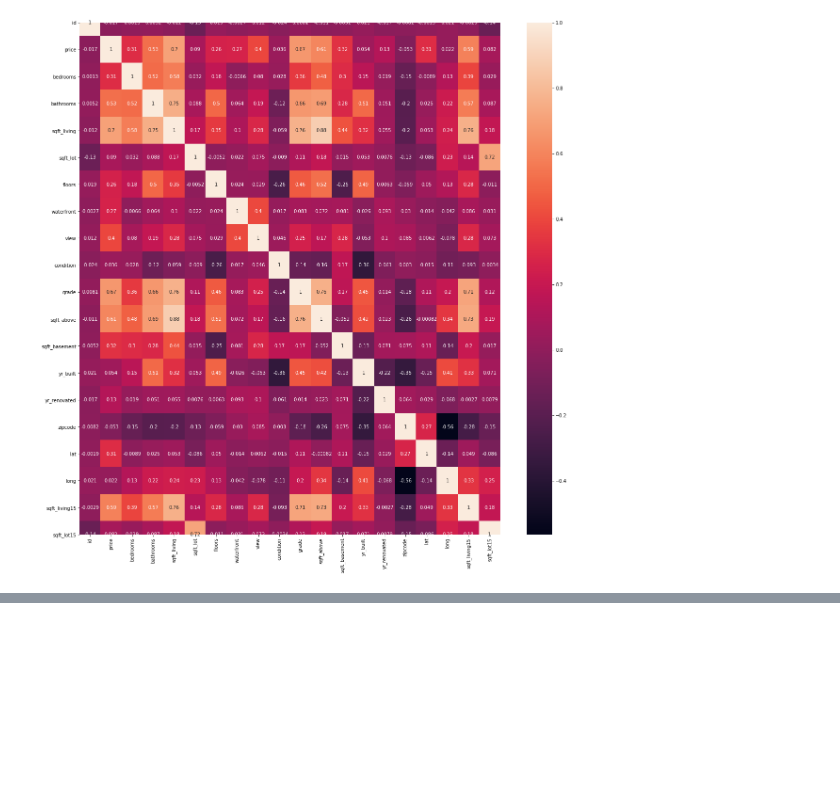
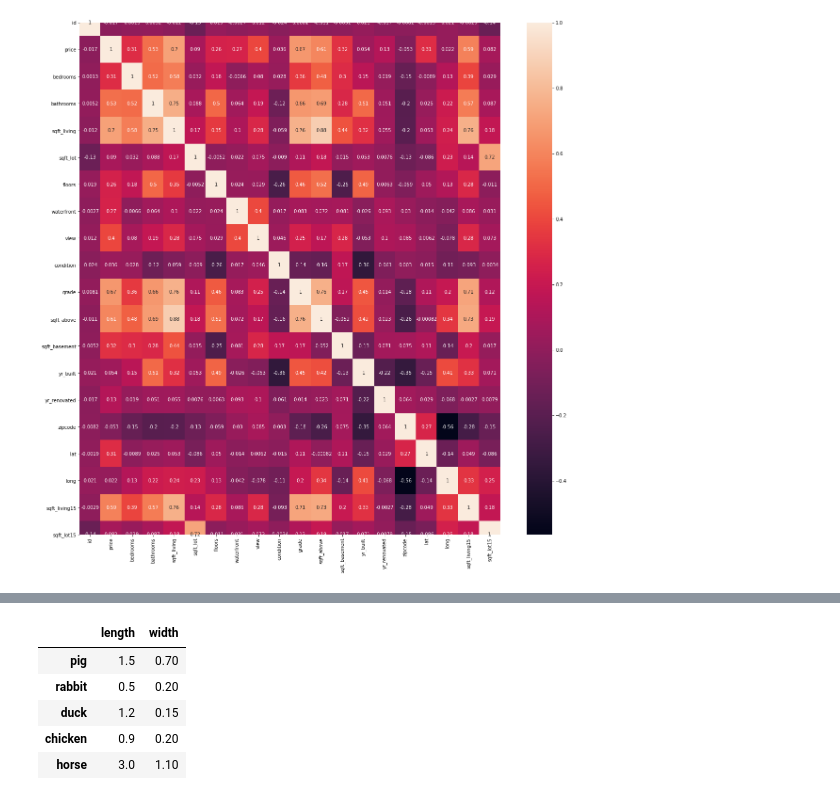
Before and after one commit to thongvhoang/Statistical-Machine-Learning, a Jupyter notebook: Learn-simple-linear-regression/House-sales-prediction/Predict-House-Sales-in-King-County-USA.ipynb, the cells around one changed output, grey strips where cells are left out. Cells and saved outputs as stored; diff of their text form; code cells hidden in the pictures; blank space fills up the shorter version.

```diff
--- a/Learn-simple-linear-regression/House-sales-prediction/Predict-House-Sales-in-King-County-USA.ipynb
+++ b/Learn-simple-linear-regression/House-sales-prediction/Predict-House-Sales-in-King-County-USA.ipynb
@@ -68,0 +113,9 @@ sns.heatmap(dataset.corr(), annot = True)
+# %%
+df
+# %% [output]
+|  | length | width |
+| pig | 1.5 | 0.70 |
+| rabbit | 0.5 | 0.20 |
+| duck | 1.2 | 0.15 |
+| chicken | 0.9 | 0.20 |
+| horse | 3.0 | 1.10 |
```
Also changed, not shown: parts of 6 cells of this notebook, 11 other files.
